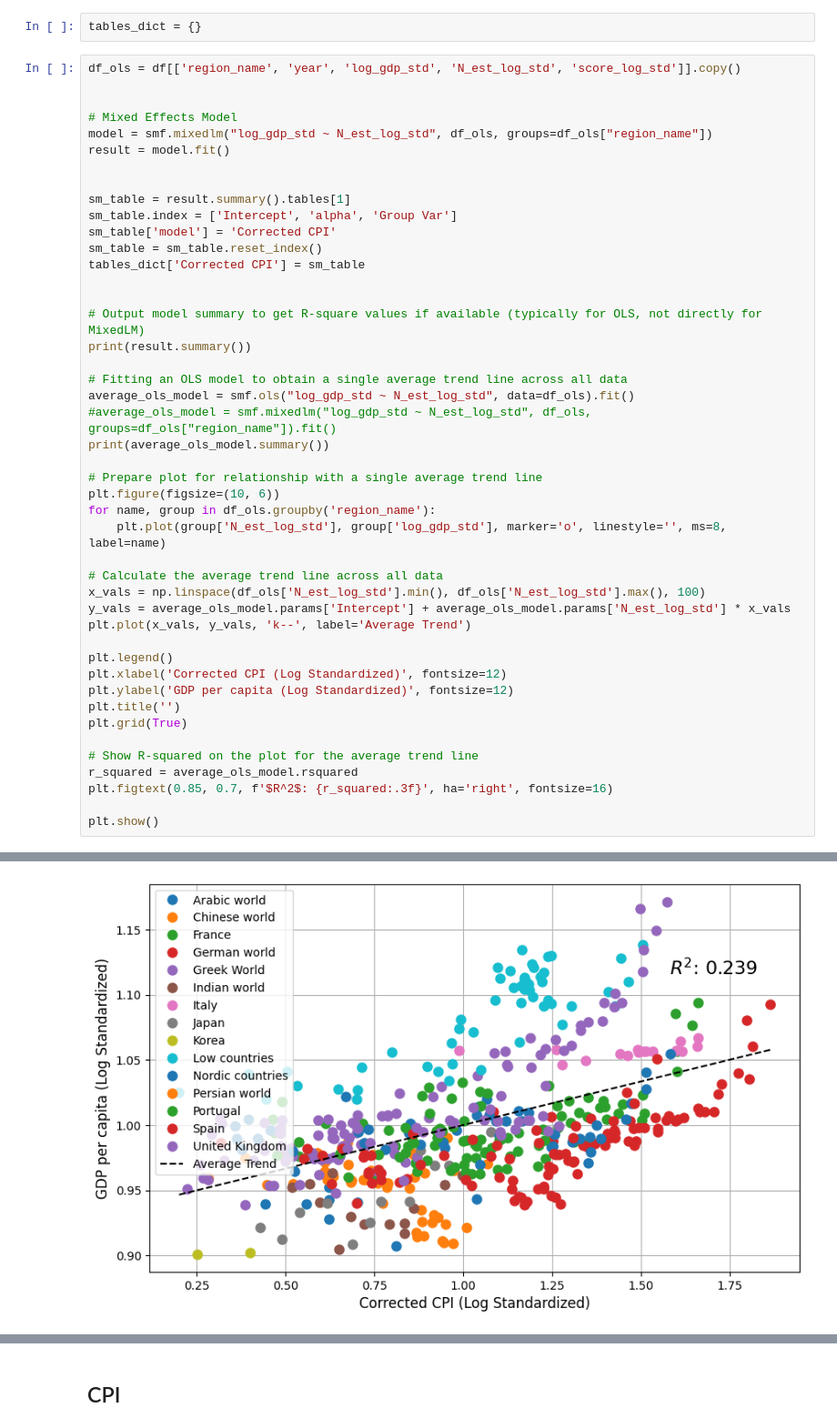
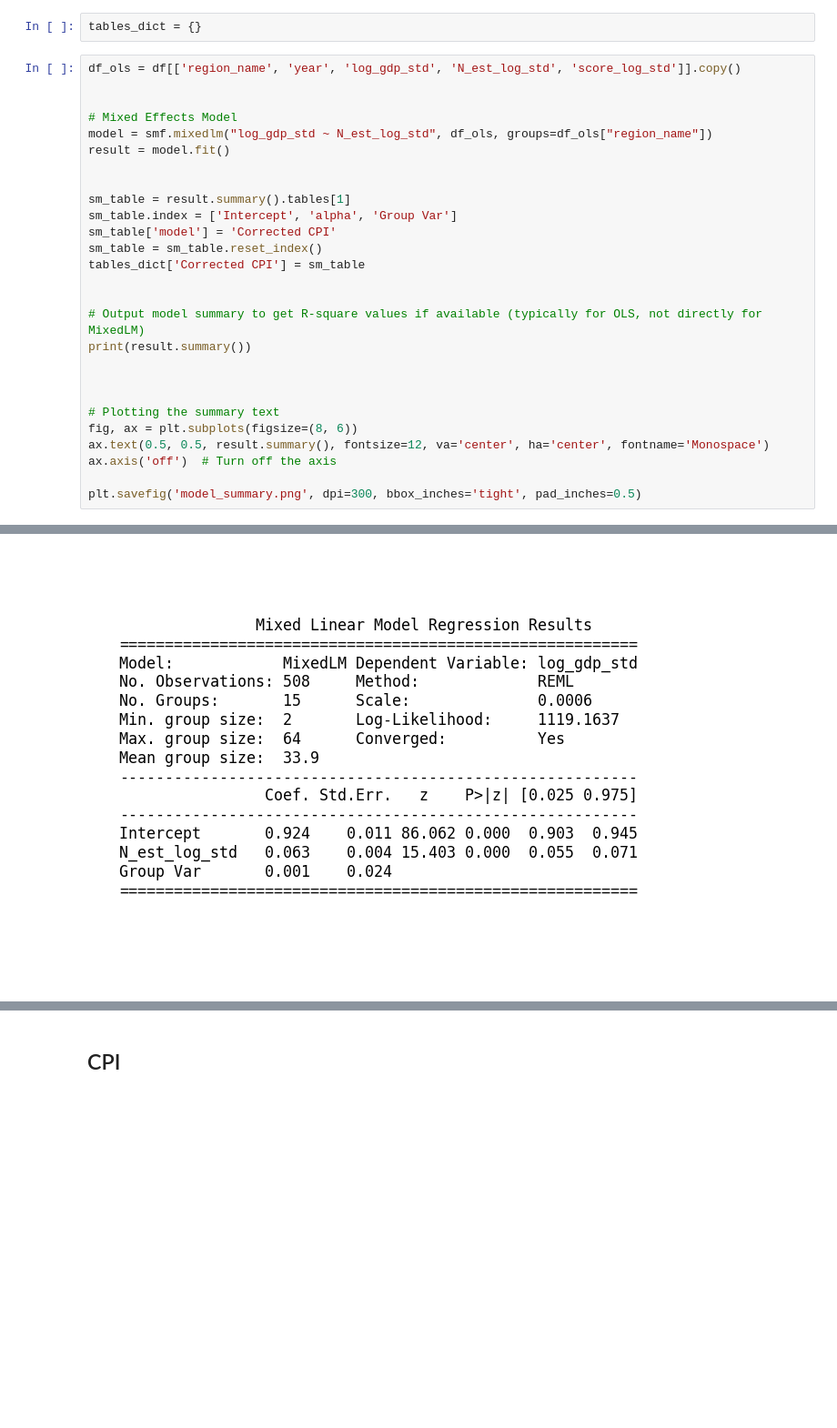
Before and after one commit to charlesdedampierre/cultura, a Jupyter notebook: 9 - statistics_gdp_cultural_index.ipynb, the cells around one changed output, grey strips where cells are left out. Shown at 91% size. Saved outputs shown, nothing was run; the diff lists cells and outputs as text; blank space fills up the shorter version.

Commit message:
add figures

```diff
--- a/9 - statistics_gdp_cultural_index.ipynb
+++ b/9 - statistics_gdp_cultural_index.ipynb
@@ -109,32 +109,14 @@ tables_dict['Corrected CPI'] = sm_table
 # Output model summary to get R-square values if available (typically for OLS, not directly for MixedLM)
 print(result.summary())
 
-# Fitting an OLS model to obtain a single average trend line across all data
-average_ols_model = smf.ols("log_gdp_std ~ N_est_log_std", data=df_ols).fit()
-#average_ols_model = smf.mixedlm("log_gdp_std ~ N_est_log_std", df_ols, groups=df_ols["region_name"]).fit()
-print(average_ols_model.summary())
 
-# Prepare plot for relationship with a single average trend line
-plt.figure(figsize=(10, 6))
-for name, group in df_ols.groupby('region_name'):
-    plt.plot(group['N_est_log_std'], group['log_gdp_std'], marker='o', linestyle='', ms=8, label=name)
 
-# Calculate the average trend line across all data
-x_vals = np.linspace(df_ols['N_est_log_std'].min(), df_ols['N_est_log_std'].max(), 100)
-y_vals = average_ols_model.params['Intercept'] + average_ols_model.params['N_est_log_std'] * x_vals
-plt.plot(x_vals, y_vals, 'k--', label='Average Trend')
+# Plotting the summary text
+fig, ax = plt.subplots(figsize=(8, 6))
+ax.text(0.5, 0.5, result.summary(), fontsize=12, va='center', ha='center', fontname='Monospace')
+ax.axis('off')  # Turn off the axis
 
-plt.legend()
-plt.xlabel('Corrected CPI (Log Standardized)', fontsize=12)
-plt.ylabel('GDP per capita (Log Standardized)', fontsize=12)
-plt.title('')
-plt.grid(True)
-
-# Show R-squared on the plot for the average trend line
-r_squared = average_ols_model.rsquared
-plt.figtext(0.85, 0.7, f'$R^2$: {r_squared:.3f}', ha='right', fontsize=16)
-
-plt.show()
+plt.savefig('model_summary.png', dpi=300, bbox_inches='tight', pad_inches=0.5)
 # %% [output]
           Mixed Linear Model Regression Results
 =========================================================
@@ -156 +136 @@ Notes:
-[figure, old version]
+[figure, new version]
```
Also changed, not shown: parts of 10 cells of this notebook, 4 other files.
